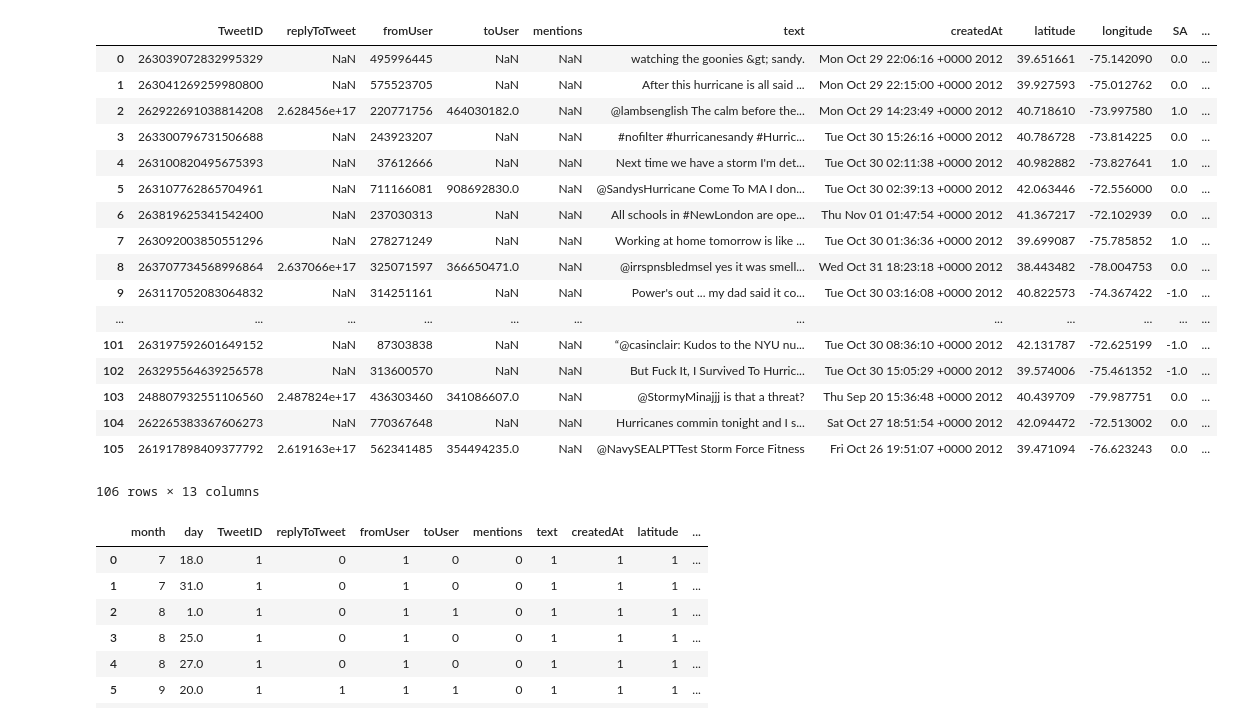
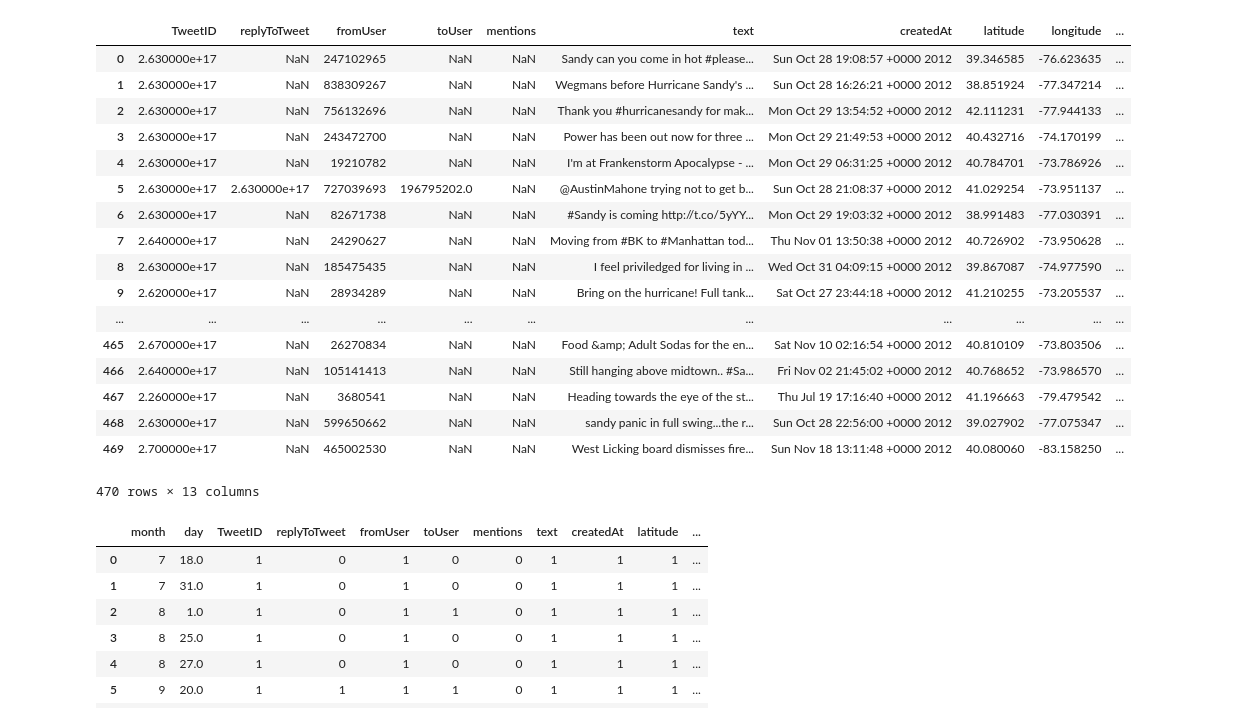
Before and after one commit to juran321/TextClassification_SandyData, a Jupyter notebook: SmapleData sentiment.ipynb, the cells around one changed output. Saved outputs shown, nothing was run; the diff lists cells and outputs as text; code cells hidden in the pictures.

```diff
--- a/SmapleData sentiment.ipynb
+++ b/SmapleData sentiment.ipynb
@@ -4,6 +4,6 @@ import numpy as np
 import matplotlib.pyplot as plt
 import seaborn as sns
 # %%
-df = pd.read_csv('sampledata.csv')
+df = pd.read_csv('final.csv')
 df
 # %% [output]
@@ -50,10 +50,10 @@ def analize_sentiment(tweet):
     else:
         return -1
 # %%
-SA = np.zeros(106)
-Sentiment = np.zeros(106)
+SA = np.zeros(470)
+Sentiment = np.zeros(470)
 # create a new column that represent the result of sentiment analysis
-for i in range(106):
+for i in range(470):
     if df['text'][i] != df['text'][i]:
         continue
     else:
@@ -88,7 +86,7 @@ df.to_csv('example.csv')
 # %%
-month = [None]*106
-day = np.zeros(106)
-for i in range(106):
+month = [None]*470
+day = np.zeros(470)
+for i in range(470):
     words = df['createdAt'][i].split()
     if(words[1] == 'Jul'):
         month[i] = 7
@@ -98,51 +96,51 @@ for i in range(106):
         month[i] = 9
     elif(words[1] == 'Oct'):
         month[i] = 10
     elif(words[1] == 'Nov'):
         month[i] = 11
     else:
         month[i] =12
     #month[i] = words[1]
     day[i] = words[2]
 
 # df['month'] = np.zeros(106)
 # for i in range(106):
 #     if(month[i] == 'Jul'):
 #         df['month'][i] = 7
 #     elif(month[i] == 'Aug'):
 #         df['month'][i] = 8
 #     elif(month[i] == 'Sep'):
 #         df['month'][i] = 9
 #     elif(month[i] == 'Oct'):
 #         df['month'][i] = 10
 #     elif(month[i] == 'Nov'):
 #         df['month'][i] = 11
 #     elif(month[i] == 'Dec'):
 #         df['month'][i] = 12
 
 df['day'] = day
 df['month'] = month
 #df['month'] = pd.Categorical(df['month'], ["Jul","Aug","Sep", "Oct", "Nov","Dec"])
 df
 # %% [output]
-|  | TweetID | replyToTweet | fromUser | toUser | mentions | text | createdAt | latitude | longitude | SA | ... |
-| 0 | 263039072832995329 | NaN | 495996445 | NaN | NaN | watching the goonies &gt; sandy. | Mon Oct 29 22:06:16 +0000 2012 | 39.651661 | -75.142090 | 0.0 | ... |
-| 1 | 263041269259980800 | NaN | 575523705 | NaN | NaN | After this hurricane is all said ... | Mon Oct 29 22:15:00 +0000 2012 | 39.927593 | -75.012762 | 0.0 | ... |
-| 2 | 262922691038814208 | 2.628456e+17 | 220771756 | 464030182.0 | NaN | @lambsenglish The calm before the... | Mon Oct 29 14:23:49 +0000 2012 | 40.718610 | -73.997580 | 1.0 | ... |
-| 3 | 263300796731506688 | NaN | 243923207 | NaN | NaN | #nofilter #hurricanesandy #Hurric... | Tue Oct 30 15:26:16 +0000 2012 | 40.786728 | -73.814225 | 0.0 | ... |
-| 4 | 263100820495675393 | NaN | 37612666 | NaN | NaN | Next time we have a storm I'm det... | Tue Oct 30 02:11:38 +0000 2012 | 40.982882 | -73.827641 | 1.0 | ... |
-| 5 | 263107762865704961 | NaN | 711166081 | 908692830.0 | NaN | @SandysHurricane Come To MA I don... | Tue Oct 30 02:39:13 +0000 2012 | 42.063446 | -72.556000 | 0.0 | ... |
-| 6 | 263819625341542400 | NaN | 237030313 | NaN | NaN | All schools in #NewLondon are ope... | Thu Nov 01 01:47:54 +0000 2012 | 41.367217 | -72.102939 | 0.0 | ... |
-| 7 | 263092003850551296 | NaN | 278271249 | NaN | NaN | Working at home tomorrow is like ... | Tue Oct 30 01:36:36 +0000 2012 | 39.699087 | -75.785852 | 1.0 | ... |
-| 8 | 263707734568996864 | 2.637066e+17 | 325071597 | 366650471.0 | NaN | @irrspnsbledmsel yes it was smell... | Wed Oct 31 18:23:18 +0000 2012 | 38.443482 | -78.004753 | 0.0 | ... |
-| 9 | 263117052083064832 | NaN | 314251161 | NaN | NaN | Power's out ... my dad said it co... | Tue Oct 30 03:16:08 +0000 2012 | 40.822573 | -74.367422 | -1.0 | ... |
-| ... | ... | ... | ... | ... | ... | ... | ... | ... | ... | ... | ... |
-| 101 | 263197592601649152 | NaN | 87303838 | NaN | NaN | “@casinclair: Kudos to the NYU nu... | Tue Oct 30 08:36:10 +0000 2012 | 42.131787 | -72.625199 | -1.0 | ... |
-| 102 | 263295564639256578 | NaN | 313600570 | NaN | NaN | But Fuck It, I Survived To Hurric... | Tue Oct 30 15:05:29 +0000 2012 | 39.574006 | -75.461352 | -1.0 | ... |
-| 103 | 248807932551106560 | 2.487824e+17 | 436303460 | 341086607.0 | NaN | @StormyMinajjj is that a threat? | Thu Sep 20 15:36:48 +0000 2012 | 40.439709 | -79.987751 | 0.0 | ... |
-| 104 | 262265383367606273 | NaN | 770367648 | NaN | NaN | Hurricanes commin tonight and I s... | Sat Oct 27 18:51:54 +0000 2012 | 42.094472 | -72.513002 | 0.0 | ... |
-| 105 | 261917898409377792 | 2.619163e+17 | 562341485 | 354494235.0 | NaN | @NavySEALPTTest Storm Force Fitness | Fri Oct 26 19:51:07 +0000 2012 | 39.471094 | -76.623243 | 0.0 | ... |
+|  | TweetID | replyToTweet | fromUser | toUser | mentions | text | createdAt | latitude | longitude | ... |
+| 0 | 2.630000e+17 | NaN | 247102965 | NaN | NaN | Sandy can you come in hot #please... | Sun Oct 28 19:08:57 +0000 2012 | 39.346585 | -76.623635 | ... |
+| 1 | 2.630000e+17 | NaN | 838309267 | NaN | NaN | Wegmans before Hurricane Sandy's ... | Sun Oct 28 16:26:21 +0000 2012 | 38.851924 | -77.347214 | ... |
+| 2 | 2.630000e+17 | NaN | 756132696 | NaN | NaN | Thank you #hurricanesandy for mak... | Mon Oct 29 13:54:52 +0000 2012 | 42.111231 | -77.944133 | ... |
+| 3 | 2.630000e+17 | NaN | 243472700 | NaN | NaN | Power has been out now for three ... | Mon Oct 29 21:49:53 +0000 2012 | 40.432716 | -74.170199 | ... |
+| 4 | 2.630000e+17 | NaN | 19210782 | NaN | NaN | I'm at Frankenstorm Apocalypse - ... | Mon Oct 29 06:31:25 +0000 2012 | 40.784701 | -73.786926 | ... |
+| 5 | 2.630000e+17 | 2.630000e+17 | 727039693 | 196795202.0 | NaN | @AustinMahone trying not to get b... | Sun Oct 28 21:08:37 +0000 2012 | 41.029254 | -73.951137 | ... |
+| 6 | 2.630000e+17 | NaN | 82671738 | NaN | NaN | #Sandy is coming http://t.co/5yYY... | Mon Oct 29 19:03:32 +0000 2012 | 38.991483 | -77.030391 | ... |
+| 7 | 2.640000e+17 | NaN | 24290627 | NaN | NaN | Moving from #BK to #Manhattan tod... | Thu Nov 01 13:50:38 +0000 2012 | 40.726902 | -73.950628 | ... |
+| 8 | 2.630000e+17 | NaN | 185475435 | NaN | NaN | I feel priviledged for living in ... | Wed Oct 31 04:09:15 +0000 2012 | 39.867087 | -74.977590 | ... |
+| 9 | 2.620000e+17 | NaN | 28934289 | NaN | NaN | Bring on the hurricane! Full tank... | Sat Oct 27 23:44:18 +0000 2012 | 41.210255 | -73.205537 | ... |
+| ... | ... | ... | ... | ... | ... | ... | ... | ... | ... | ... |
+| 465 | 2.670000e+17 | NaN | 26270834 | NaN | NaN | Food &amp; Adult Sodas for the en... | Sat Nov 10 02:16:54 +0000 2012 | 40.810109 | -73.803506 | ... |
+| 466 | 2.640000e+17 | NaN | 105141413 | NaN | NaN | Still hanging above midtown.. #Sa... | Fri Nov 02 21:45:02 +0000 2012 | 40.768652 | -73.986570 | ... |
+| 467 | 2.260000e+17 | NaN | 3680541 | NaN | NaN | Heading towards the eye of the st... | Thu Jul 19 17:16:40 +0000 2012 | 41.196663 | -79.479542 | ... |
+| 468 | 2.630000e+17 | NaN | 599650662 | NaN | NaN | sandy panic in full swing...the r... | Sun Oct 28 22:56:00 +0000 2012 | 39.027902 | -77.075347 | ... |
+| 469 | 2.700000e+17 | NaN | 465002530 | NaN | NaN | West Licking board dismisses fire... | Sun Nov 18 13:11:48 +0000 2012 | 40.080060 | -83.158250 | ... |
-106 rows × 13 columns
+470 rows × 13 columns
 # %%
 a = df.groupby(['month','day'],as_index=True).count()
 a = a.reset_index()
```
Also changed, not shown: parts of 21 cells of this notebook, 1 other file.
